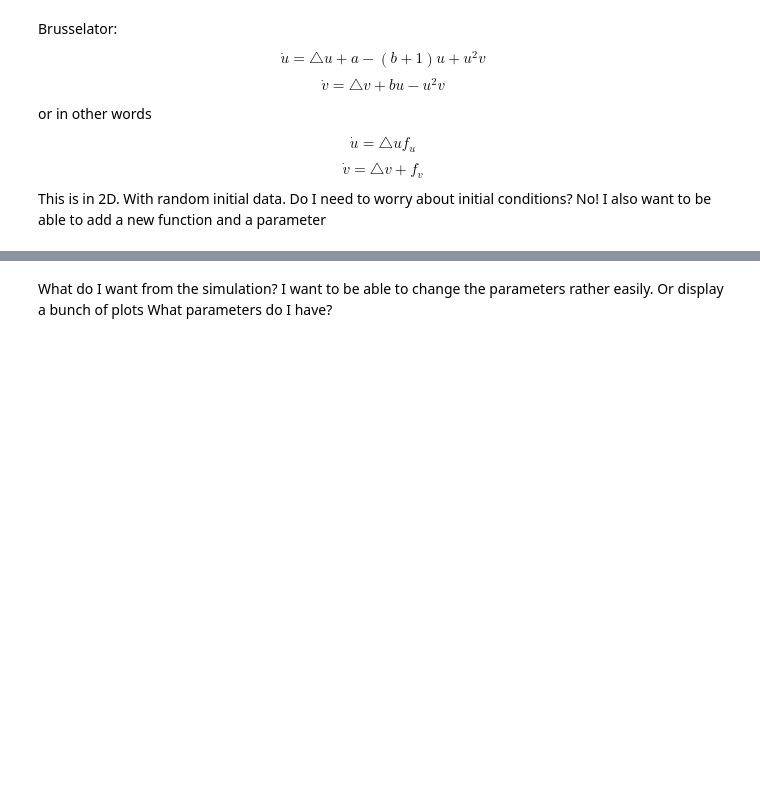
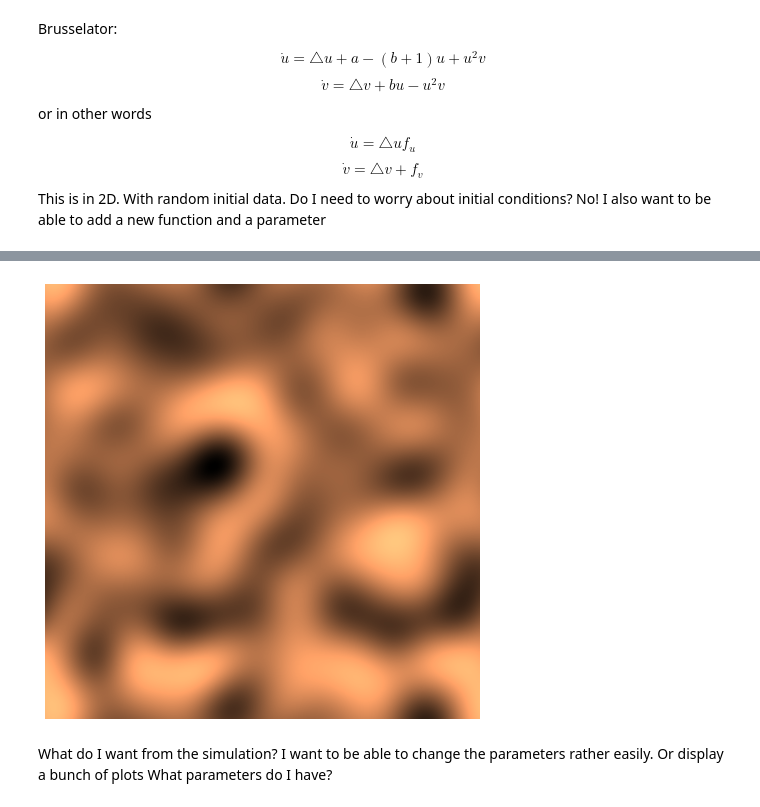
Before and after one commit to l-ada/Turing-models, a Jupyter notebook: brusselator.ipynb, the cells around one changed output, grey strips where cells are left out. Cells and saved outputs as stored; diff of their text form; code cells hidden in the pictures; blank space fills up the shorter version.

```diff
--- a/brusselator.ipynb
+++ b/brusselator.ipynb
@@ -204,3 +189,14 @@ AttributeError: 'list' object has no attribute 'shape'
+# %%
+def show_patterns(U, ax=None):
+    ax.imshow(U, cmap=plt.cm.copper,
+              interpolation='bilinear',
+              extent=[-1, 1, -1, 1])
+    ax.set_axis_off()
+U=data_u[2]
+fig, ax = plt.subplots(1, 1, figsize=(8, 8))
+show_patterns(U, ax=ax)
+# %% [output]
+[figure, added]
 # %% [markdown]
 What do I want from the simulation?
 I want to be able to change the parameters rather easily. Or display a bunch of plots
```
Also changed, not shown: parts of 5 cells of this notebook.
